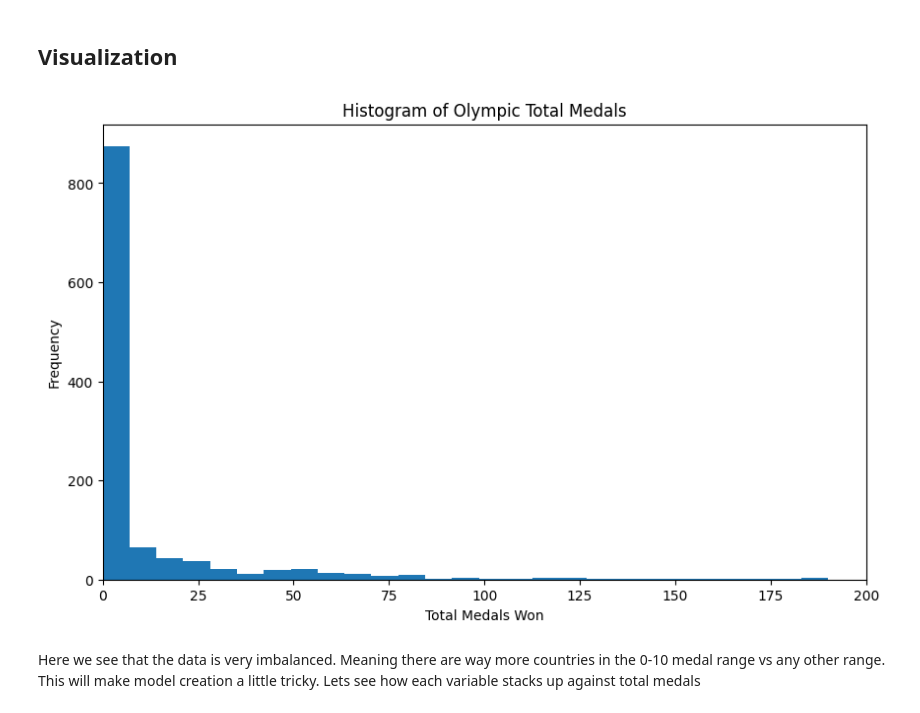
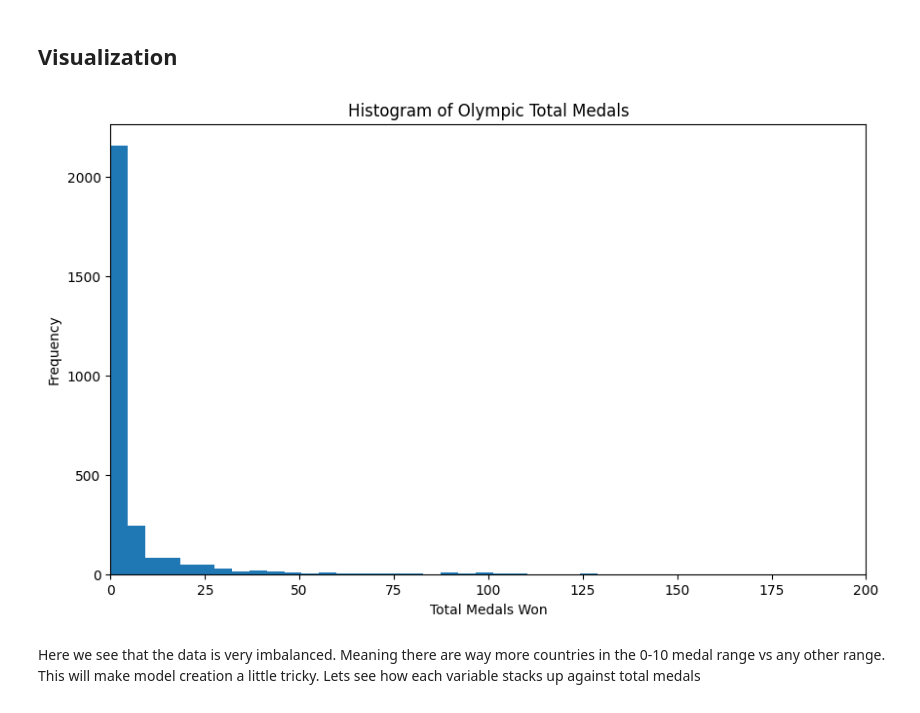
Before and after one commit to christiantuttle7/Olympic-Country-Efficiency-Project, a Jupyter notebook: Formatted_Notebook.ipynb, the cells around one changed output. Cells and saved outputs as stored; diff of their text form; code cells hidden in the pictures.

```diff
--- a/Formatted_Notebook.ipynb
+++ b/Formatted_Notebook.ipynb
@@ -26,6 +26,9 @@ features_to_drop = [
     "total_medals", "medals_per_athlete"
 ]
 
+X_unclean = df.drop(columns=features_to_drop)
+y_unclean = df["total_medals"]
+
 X = df_clean.drop(columns=features_to_drop)
 y = df_clean["total_medals"]
 
@@ -36,15 +39,15 @@ Training on 1175 country-year records with 9 features.
 ## Visualization
 # %%
 plt.figure(figsize=(10,6))
-plt.hist(y, bins=50)
+plt.hist(y_unclean, bins=50)
 
 plt.title("Histogram of Olympic Total Medals")
 plt.xlabel("Total Medals Won")
 plt.ylabel("Frequency")
 plt.xlim(0, 200)  # optional: zoom in on where most countries are
 plt.show()
 # %% [output]
-[figure, old version]
+[figure, new version]
 # %% [markdown]
  Here we see that the data is very imbalanced. Meaning there are way more countries in the 0-10 medal range vs any other range. This will make model creation a little tricky.
 Lets see how each variable stacks up against total medals
```
Also changed, not shown: parts of 12 cells of this notebook, 11 other files.
